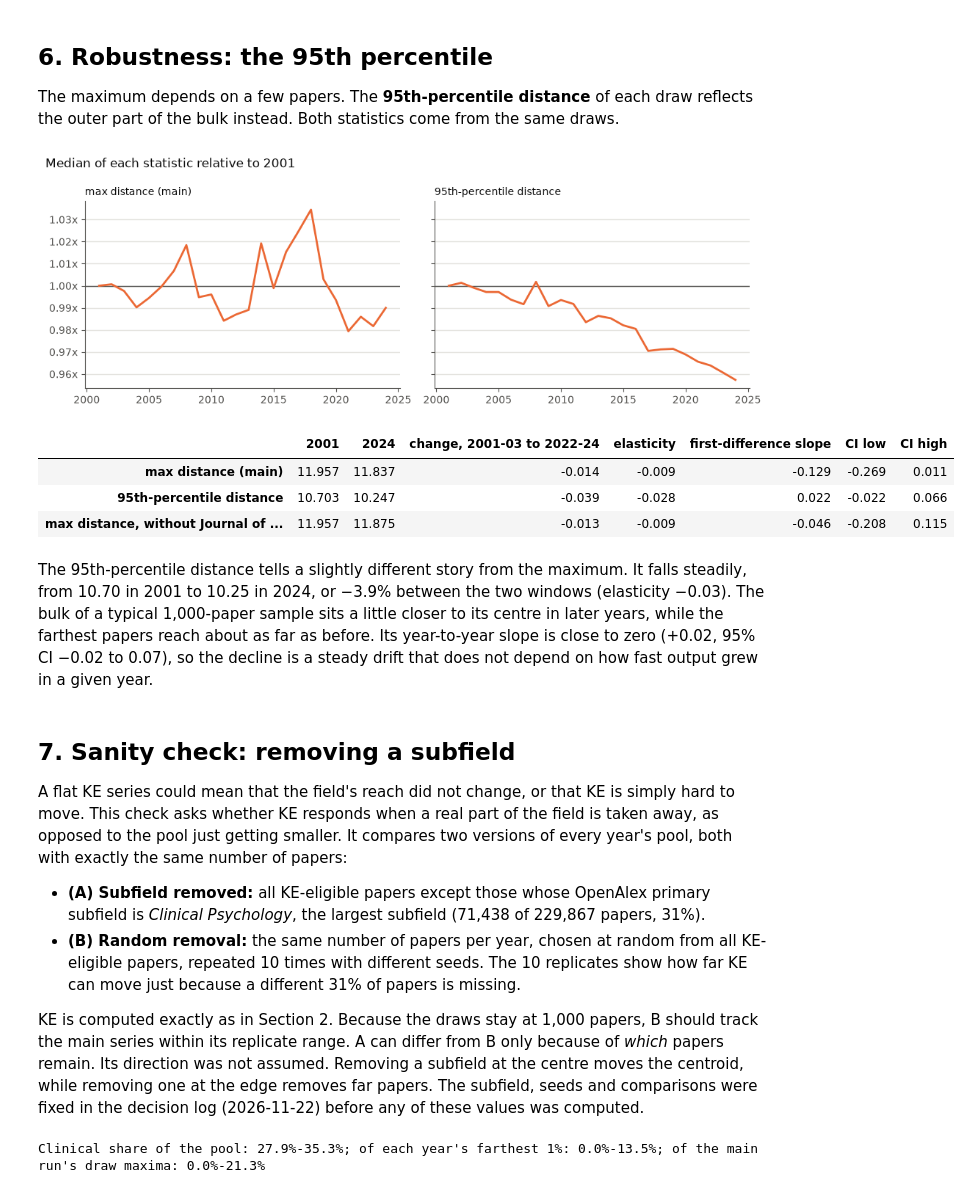
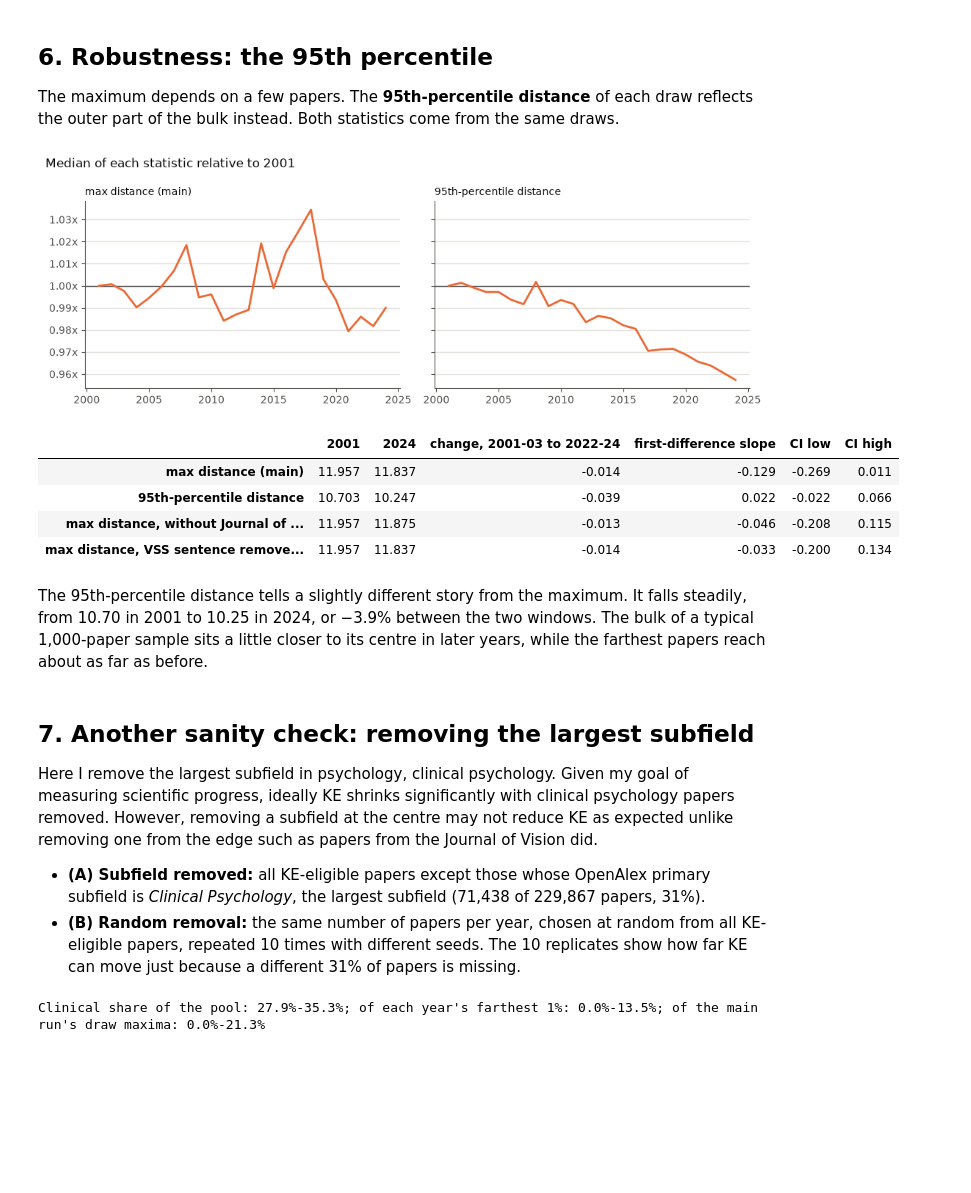
Before and after one commit to Nicccolas/science-network-evolution, a Jupyter notebook: field_ke.ipynb, the cells around one changed output. Drawn from its saved outputs; the diff is of its cells as text; code cells hidden in the pictures; blank space fills up the shorter version.

```diff
--- a/field_ke.ipynb
+++ b/field_ke.ipynb
@@ -351,0 +328,23 @@ From 2014 to 2018, a paper from *Journal of Vision* sets the maximum in 57–62%
+# %%
+SENTENCE = r"\s*Meeting abstract presented at VSS \d{4}\.?\s*$"
+text = pd.read_parquet(POOL, columns=["openalex_id", "title", "abstract"]).set_index("openalex_id")
+sentence_ids = text.index[text["abstract"].str.contains(SENTENCE, regex=True, na=False)].to_numpy()
+print(f"Pool abstracts ending with the sentence: {len(sentence_ids)}; journals: "
+      f"{info.loc[sentence_ids, 'source_name'].unique().tolist()}; years: "
+      f"{sorted(eligibility.set_index('openalex_id').loc[sentence_ids, 'publication_year'].unique().tolist())}")
+
+rows = []
+for year in YEARS:
+    ids = set(eligibility.loc[eligibility["ke_eligible"] & eligibility["publication_year"].eq(year), "openalex_id"])
+    X, kept_ids = ke.load_year(EMBEDDINGS, year, ids)
+    farthest_10 = kept_ids[np.argsort(np.linalg.norm(X - X.mean(axis=0), axis=1))[::-1][:10]]
+    rows.append({"year": year,
+                 "J. Vis. papers": int(info.loc[kept_ids, "source_name"].eq("Journal of Vision").sum()),
+                 "with the sentence": int(np.isin(kept_ids, sentence_ids).sum()),
+                 "J. Vis. among the 10 farthest": int(info.loc[farthest_10, "source_name"].eq("Journal of Vision").sum()),
+                 "with the sentence among the 10 farthest": int(np.isin(farthest_10, sentence_ids).sum())})
+sentence_by_year = pd.DataFrame(rows).set_index("year")
+sentence_by_year["draws with a J. Vis. maximum"] = draws.groupby("year")["jvis"].mean().round(2)
+sentence_by_year["draws whose maximum has the sentence"] = (
+    draws["farthest_id"].isin(sentence_ids).groupby(draws["year"]).mean().round(2))
+sentence_by_year.loc[2009:2020]
@@ -392,49 +500,48 @@ The maximum depends on a few papers. The **95th-percentile distance** of each dr
 # %%
 labels = {"ke_max": "max distance (main)", "ke_p95": "95th-percentile distance"}
 fig, axes = plt.subplots(1, 2, figsize=(10, 3.6), sharey=True)
 for ax, (column, label) in zip(axes, labels.items()):
     series = summary[f"{column}_median"]
     ax.axhline(1, color=MUTED, lw=1)
     ax.plot(YEARS, series / series.iloc[0], color=ORANGE, lw=2)
     ax.set_title(label, loc="left", color=INK, fontsize=10)
     ax.yaxis.set_major_formatter(mticker.FuncFormatter(lambda v, _: f"{v:.2f}x"))
     style_axes(ax)
 fig.suptitle("Median of each statistic relative to 2001", x=0.01, ha="left", color=INK)
 fig.tight_layout()
 fig.savefig(FIGURES / "field_ke_robustness.png", dpi=200, bbox_inches="tight")
 plt.show()
 
 rows = {}
 for column, label in labels.items():
-    e, (_, f) = ke.elasticity(summary[f"{column}_median"], N), ke.first_difference(summary[f"{column}_median"], N)
+    _, f = ke.first_difference(summary[f"{column}_median"], N)
     rows[label] = {"2001": summary[f"{column}_median"].iloc[0], "2024": summary[f"{column}_median"].iloc[-1],
-                   "change, 2001-03 to 2022-24": e["ke_change"], "elasticity": e["elasticity"],
+                   "change, 2001-03 to 2022-24": window_change(summary[f"{column}_median"]),
                    "first-difference slope": f["beta"], "CI low": f["beta_ci_low"], "CI high": f["beta_ci_high"]}
-e, (_, f) = ke.elasticity(summary_no_jvis["ke_max_median"], N), ke.first_difference(summary_no_jvis["ke_max_median"], N)
-rows["max distance, without Journal of Vision (post hoc)"] = {
-    "2001": summary_no_jvis["ke_max_median"].iloc[0], "2024": summary_no_jvis["ke_max_median"].iloc[-1],
-    "change, 2001-03 to 2022-24": e["ke_change"], "elasticity": e["elasticity"],
-    "first-difference slope": f["beta"], "CI low": f["beta_ci_low"], "CI high": f["beta_ci_high"]}
+for label, series in (("max distance, without Journal of Vision (post hoc)", summary_no_jvis["ke_max_median"]),
+                      ("max distance, VSS sentence removed (post hoc)", summary_stripped["ke_max_median"])):
+    _, f = ke.first_difference(series, N)
+    rows[label] = {"2001": series.iloc[0], "2024": series.iloc[-1], "change, 2001-03 to 2022-24": window_change(series),
+                   "first-difference slope": f["beta"], "CI low": f["beta_ci_low"], "CI high": f["beta_ci_high"]}
 growth_table = pd.DataFrame(rows).T
 growth_table.to_csv(TABLES / "field_ke_growth_and_ke.csv")
 growth_table.round(3)
 # %% [output]
 [figure]
-|  | 2001 | 2024 | change, 2001-03 to 2022-24 | elasticity | first-difference slope | CI low | CI high |
-| max distance (main) | 11.957 | 11.837 | -0.014 | -0.009 | -0.129 | -0.269 | 0.011 |
-| 95th-percentile distance | 10.703 | 10.247 | -0.039 | -0.028 | 0.022 | -0.022 | 0.066 |
-| max distance, without Journal of ... | 11.957 | 11.875 | -0.013 | -0.009 | -0.046 | -0.208 | 0.115 |
+|  | 2001 | 2024 | change, 2001-03 to 2022-24 | first-difference slope | CI low | CI high |
+| max distance (main) | 11.957 | 11.837 | -0.014 | -0.129 | -0.269 | 0.011 |
+| 95th-percentile distance | 10.703 | 10.247 | -0.039 | 0.022 | -0.022 | 0.066 |
+| max distance, without Journal of ... | 11.957 | 11.875 | -0.013 | -0.046 | -0.208 | 0.115 |
+| max distance, VSS sentence remove... | 11.957 | 11.837 | -0.014 | -0.033 | -0.200 | 0.134 |
 # %% [markdown]
-The 95th-percentile distance tells a slightly different story from the maximum. It falls steadily, from 10.70 in 2001 to 10.25 in 2024, or −3.9% between the two windows (elasticity −0.03). The bulk of a typical 1,000-paper sample sits a little closer to its centre in later years, while the farthest papers reach about as far as before. Its year-to-year slope is close to zero (+0.02, 95% CI −0.02 to 0.07), so the decline is a steady drift that does not depend on how fast output grew in a given year.
+The 95th-percentile distance tells a slightly different story from the maximum. It falls steadily, from 10.70 in 2001 to 10.25 in 2024, or −3.9% between the two windows. The bulk of a typical 1,000-paper sample sits a little closer to its centre in later years, while the farthest papers reach about as far as before.
 # %% [markdown]
-## 7. Sanity check: removing a subfield
+## 7. Another sanity check: removing the largest subfield
 
-A flat KE series could mean that the field's reach did not change, or that KE is simply hard to move. This check asks whether KE responds when a real part of the field is taken away, as opposed to the pool just getting smaller. It compares two versions of every year's pool, both with exactly the same number of papers:
+Here I remove the largest subfield in psychology, clinical psychology. Given my goal of measuring scientific progress, ideally KE shrinks significantly with clinical psychology papers removed. However, removing a subfield at the centre may not reduce KE as expected unlike removing one from the edge such as papers from the Journal of Vision did.
 
 - **(A) Subfield removed:** all KE-eligible papers except those whose OpenAlex primary subfield is *Clinical Psychology*, the largest subfield (71,438 of 229,867 papers, 31%).
 - **(B) Random removal:** the same number of papers per year, chosen at random from all KE-eligible papers, repeated 10 times with different seeds. The 10 replicates show how far KE can move just because a different 31% of papers is missing.
-
-KE is computed exactly as in Section 2. Because the draws stay at 1,000 papers, B should track the main series within its replicate range. A can differ from B only because of *which* papers remain. Its direction was not assumed. Removing a subfield at the centre moves the centroid, while removing one at the edge removes far papers. The subfield, seeds and comparisons were fixed in the decision log (2026-11-22) before any of these values was computed.
 # %%
 subfields = pd.read_parquet(POOL, columns=["primary_subfield", "primary_subfield_id"])
 clinical = subfields["primary_subfield_id"].str.endswith("/3203").to_numpy()   # Clinical Psychology
```
Also changed, not shown: parts of 28 cells of this notebook, 7 other files.
